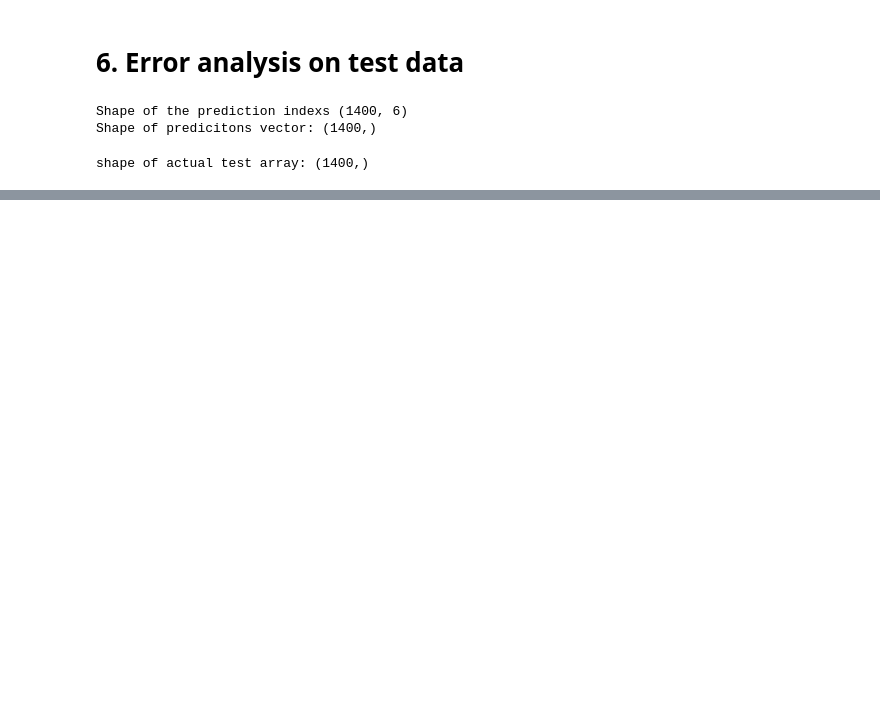
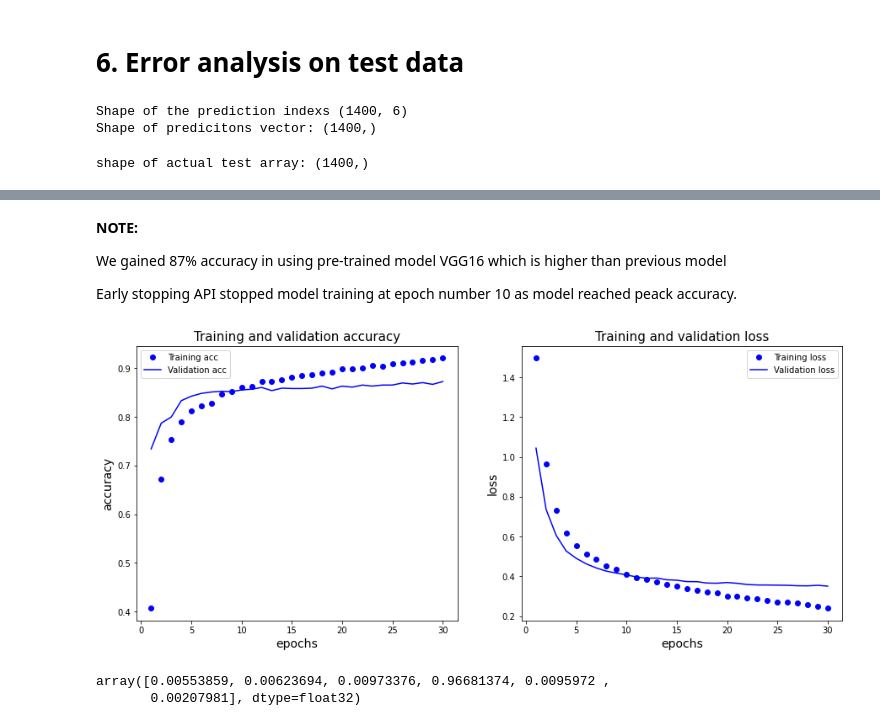
Before and after one commit to avikumart/Computer-vision, a Jupyter notebook: computervision-intel-image-clf.ipynb, the cells around one changed output, grey strips where cells are left out. Drawn from its saved outputs; the diff is of its cells as text; code cells hidden in the pictures; blank space fills up the shorter version.

Commit message:
Kaggle Notebook | [ComputerVision]Intel_Image_classification_project | Version 16

```diff
--- a/computervision-intel-image-clf.ipynb
+++ b/computervision-intel-image-clf.ipynb
@@ -451,0 +499,4 @@ We won't do data augmentation in this problem, as these are the natural scenary
+# %%
+# Extract training feature map from vgg16 conv_base
+train_featuremap = conv_base.predict(trn_images_norm)
+test_featuremap = conv_base.predict(tst_images_norm)
@@ -451,0 +508,8 @@ We won't do data augmentation in this problem, as these are the natural scenary
+# %%
+# train the model by adding dense layers on top of extracted features
+model2 = models.Sequential()
+model2.add(layers.Flatten(input_shape=(4,4,512)))
+model2.add(layers.Dense(256, activation='relu'))
+model2.add(layers.Dropout(0.4))
+model2.add(layers.Dense(6, activation='softmax'))
+model2.summary()
@@ -451,0 +533,27 @@ We won't do data augmentation in this problem, as these are the natural scenary
+# %%
+# compile the model with 'RMSprop' optimizer
+model2.compile(loss='categorical_crossentropy',
+             optimizer= tf.keras.optimizers.RMSprop(learning_rate=2e-5),
+             metrics=['accuracy']
+             )
+
+# SETUP A EARLY STOPPING CALL and model check point API
+earlystopping = keras.callbacks.EarlyStopping(monitor='val_loss',
+                                              patience=5,
+                                              verbose=1,
+                                              mode='min'
+                                              )
+checkpointer = ModelCheckpoint(filepath='bestvalue', verbose=0, save_best_only=True)
+callback_list = [checkpointer, earlystopping]
+# %%
+# fit the model to datr and save the model statistics to result instance
+result = model2.fit(train_featuremap, train_labels,
+                   batch_size=128,
+                   epochs=30,
+                   validation_data=(test_featuremap, test_labels),
+                   callbacks=callback_list
+                   )
+
+# print the final test accuracy and loss
+tst_loss, tst_acc = model2.evaluate(test_featuremap, test_labels, verbose=0)
+print("Test loss and accuracy of model2:", tst_loss, tst_acc)
@@ -451,0 +578,6 @@ We won't do data augmentation in this problem, as these are the natural scenary
+# %% [markdown]
+**NOTE:**
+
+We gained 87% accuracy in using pre-trained model VGG16 which is higher than previous model
+
+Early stopping API stopped model training at epoch number 10 as model reached peack accuracy.
@@ -451,0 +587,11 @@ We won't do data augmentation in this problem, as these are the natural scenary
+# %%
+# plotting loss and accuracy curves
+plot_loss_accuracy(result)
+# %% [output]
+[figure, added]
+# %%
+pred = model2.predict(test_featuremap[0:5])
+pred[0]
+# %% [output]
+array([0.00553859, 0.00623694, 0.00973376, 0.96681374, 0.0095972 ,
+       0.00207981], dtype=float32)
```
Also changed, not shown: parts of 19 cells of this notebook.
